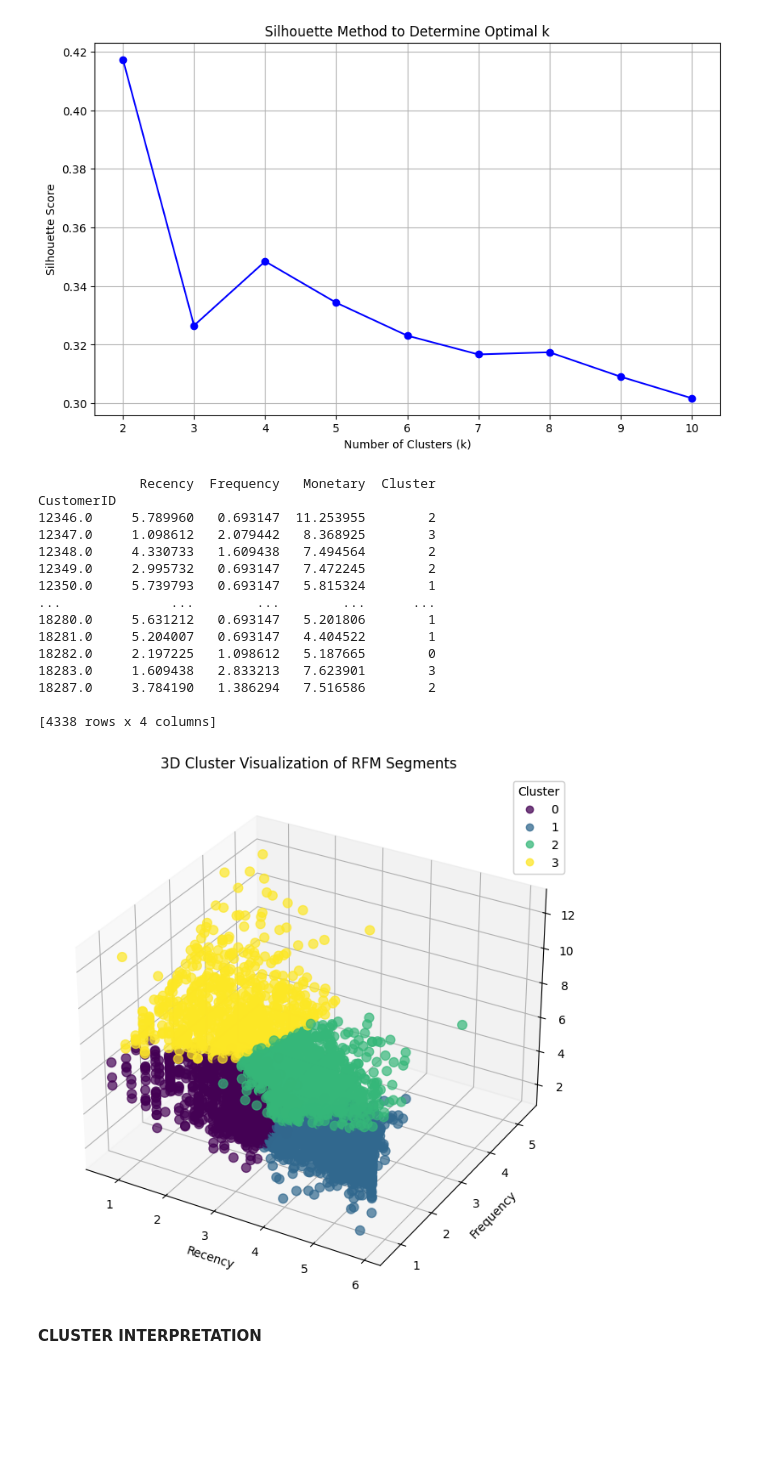
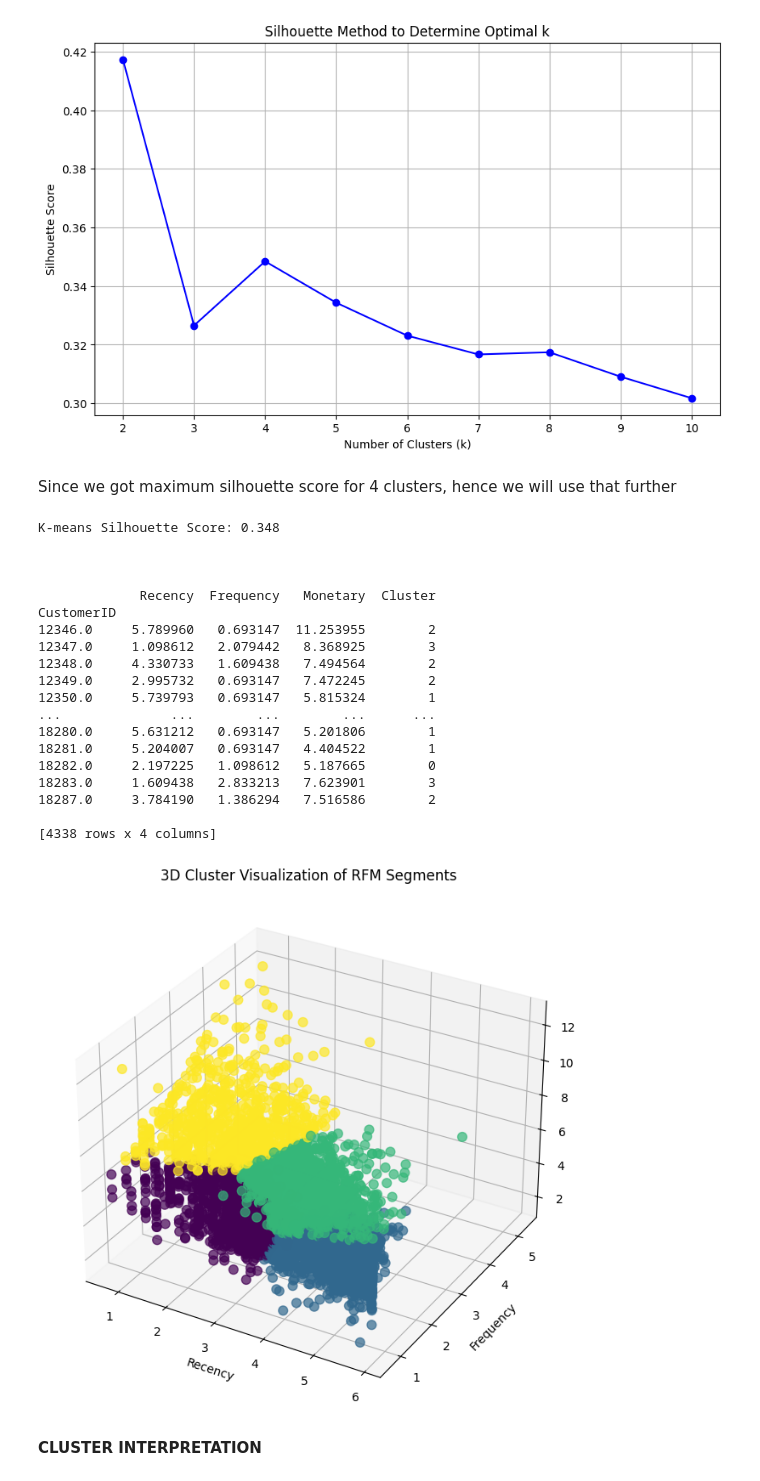
Before and after one commit to sunilbishnoi1/customerSegmentation, a Jupyter notebook: code.ipynb, the cells around one changed output. Drawn from its saved outputs; the diff is of its cells as text; code cells hidden in the pictures; blank space fills up the shorter version.

```diff
--- a/code.ipynb
+++ b/code.ipynb
@@ -78,7 +78,7 @@ dtype: int64
 since CustomerID are must for out segmentation in order to indentify the customers, so we have to remove the missing CustomerID rows.
 while missing Description is okay for us as we are not currently focusing on description based segmentation, so we will fill 'nan' there.
 # %%
-dfCleaned['Description'].fillna(inplace = True, value = 'nan')
+dfCleaned['Description'] = dfCleaned['Description'].fillna('nan')
 dfCleaned.dropna(subset = ['CustomerID'], inplace = True)
 dfCleaned.reset_index(inplace = True,drop = True)
 dfCleaned
@@ -574,15 +543,23 @@ plt.show()
 # %% [output]
 [figure]
 [figure]
+# %% [markdown]
+Since we got maximum silhouette score for 4 clusters, hence we will use that further
 # %%
 model = KMeans(n_clusters=4, random_state=42)
 
 model.fit(rfm)
-
+kmeans_silhouette = silhouette_score(rfm, model.labels_)
+print(f"K-means Silhouette Score: {kmeans_silhouette:.3f}")
+print('\n\n')
 rfm['Cluster'] = model.labels_
 
 print(rfm)
 # %% [output]
+K-means Silhouette Score: 0.348
+
+
+
              Recency  Frequency   Monetary  Cluster
 CustomerID
 12346.0     5.789960   0.693147  11.253955        2
@@ -599,24 +576,16 @@ CustomerID
 
 [4338 rows x 4 columns]
 # %%
-from mpl_toolkits.mplot3d import Axes3D
-
 fig = plt.figure(figsize=(10, 8))
 ax = fig.add_subplot(111, projection='3d')
 
-scatter = ax.scatter(
-    rfm['Recency'], rfm['Frequency'], rfm['Monetary'],
-    c=rfm['Cluster'], cmap='viridis', s=60, alpha=0.7
-)
+scatter = ax.scatter(rfm['Recency'], rfm['Frequency'], rfm['Monetary'], c=rfm['Cluster'], cmap='viridis', s=60, alpha=0.7)
 
 ax.set_xlabel('Recency')
 ax.set_ylabel('Frequency')
 ax.set_zlabel('Monetary')
 
-legend = ax.legend(*scatter.legend_elements(), title="Cluster")
-ax.add_artist(legend)
-
 plt.title('3D Cluster Visualization of RFM Segments')
 plt.show()
 # %% [output]
-[figure, old version]
+[figure, new version]
```
Also changed, not shown: parts of 16 cells of this notebook.
